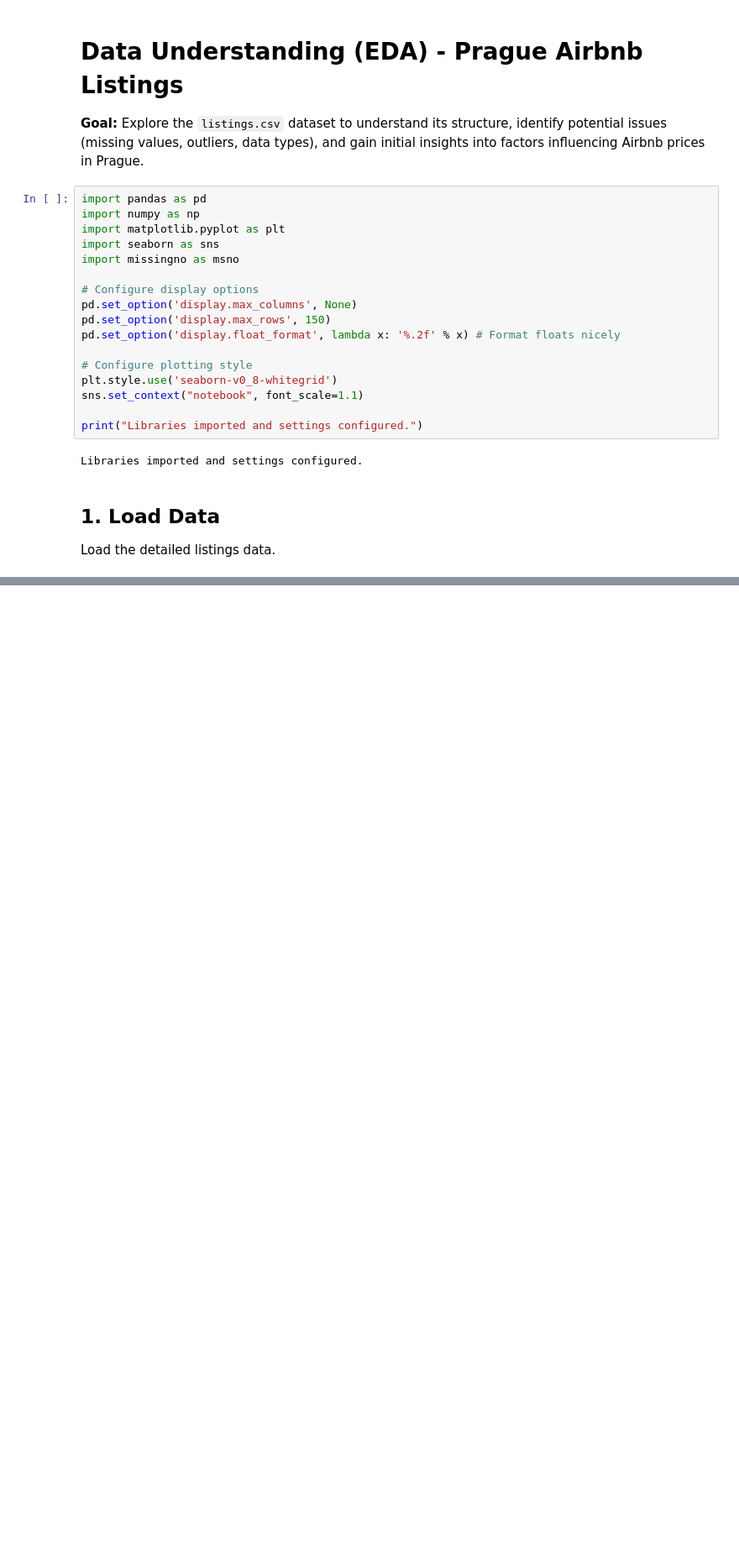
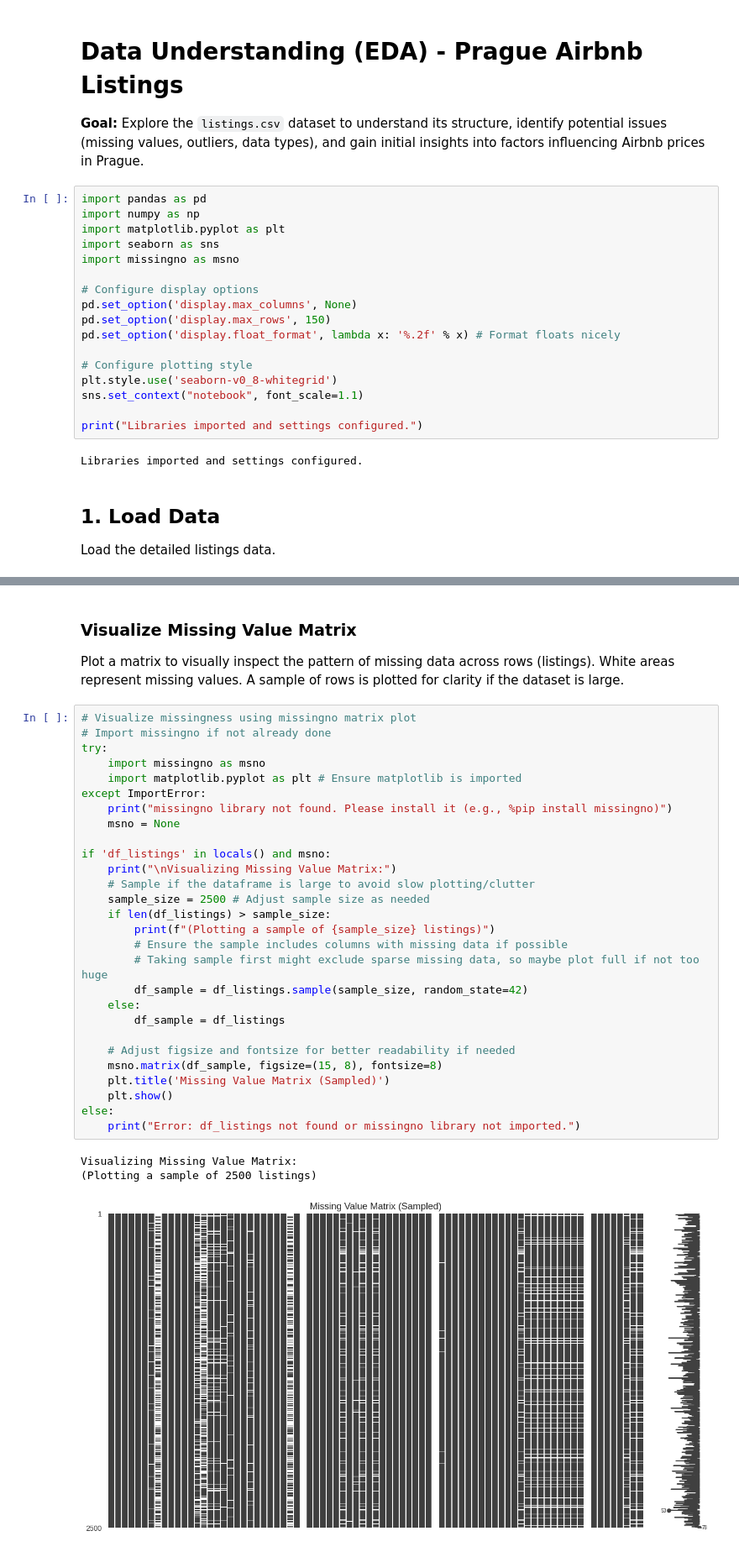
Before and after one commit to DataXteam/Airbnb_data_analysis, a Jupyter notebook: notebooks/01-Data_Understanding.ipynb, the cells around one changed output, grey strips where cells are left out. Shown at 84% size. Drawn from its saved outputs; the diff is of its cells as text; blank space fills up the shorter version.

```diff
--- a/notebooks/01-Data_Understanding.ipynb
+++ b/notebooks/01-Data_Understanding.ipynb
@@ -151,0 +448,35 @@ Missing values in 'price_cleaned': 1300 (12.86%)
+# %% [markdown]
+### Visualize Missing Value Matrix
+Plot a matrix to visually inspect the pattern of missing data across rows (listings). White areas represent missing values. A sample of rows is plotted for clarity if the dataset is large.
+# %%
+# Visualize missingness using missingno matrix plot
+# Import missingno if not already done
+try:
+    import missingno as msno
+    import matplotlib.pyplot as plt # Ensure matplotlib is imported
+except ImportError:
+    print("missingno library not found. Please install it (e.g., %pip install missingno)")
+    msno = None
+
+if 'df_listings' in locals() and msno:
+    print("\nVisualizing Missing Value Matrix:")
+    # Sample if the dataframe is large to avoid slow plotting/clutter
+    sample_size = 2500 # Adjust sample size as needed
+    if len(df_listings) > sample_size:
+        print(f"(Plotting a sample of {sample_size} listings)")
+        # Ensure the sample includes columns with missing data if possible
+        # Taking sample first might exclude sparse missing data, so maybe plot full if not too huge
+        df_sample = df_listings.sample(sample_size, random_state=42)
+    else:
+        df_sample = df_listings
+
+    # Adjust figsize and fontsize for better readability if needed
+    msno.matrix(df_sample, figsize=(15, 8), fontsize=8)
+    plt.title('Missing Value Matrix (Sampled)')
+    plt.show()
+else:
+    print("Error: df_listings not found or missingno library not imported.")
+# %% [output]
+Visualizing Missing Value Matrix:
+(Plotting a sample of 2500 listings)
+[figure, added]
```
Also changed, not shown: parts of 43 cells of this notebook.
